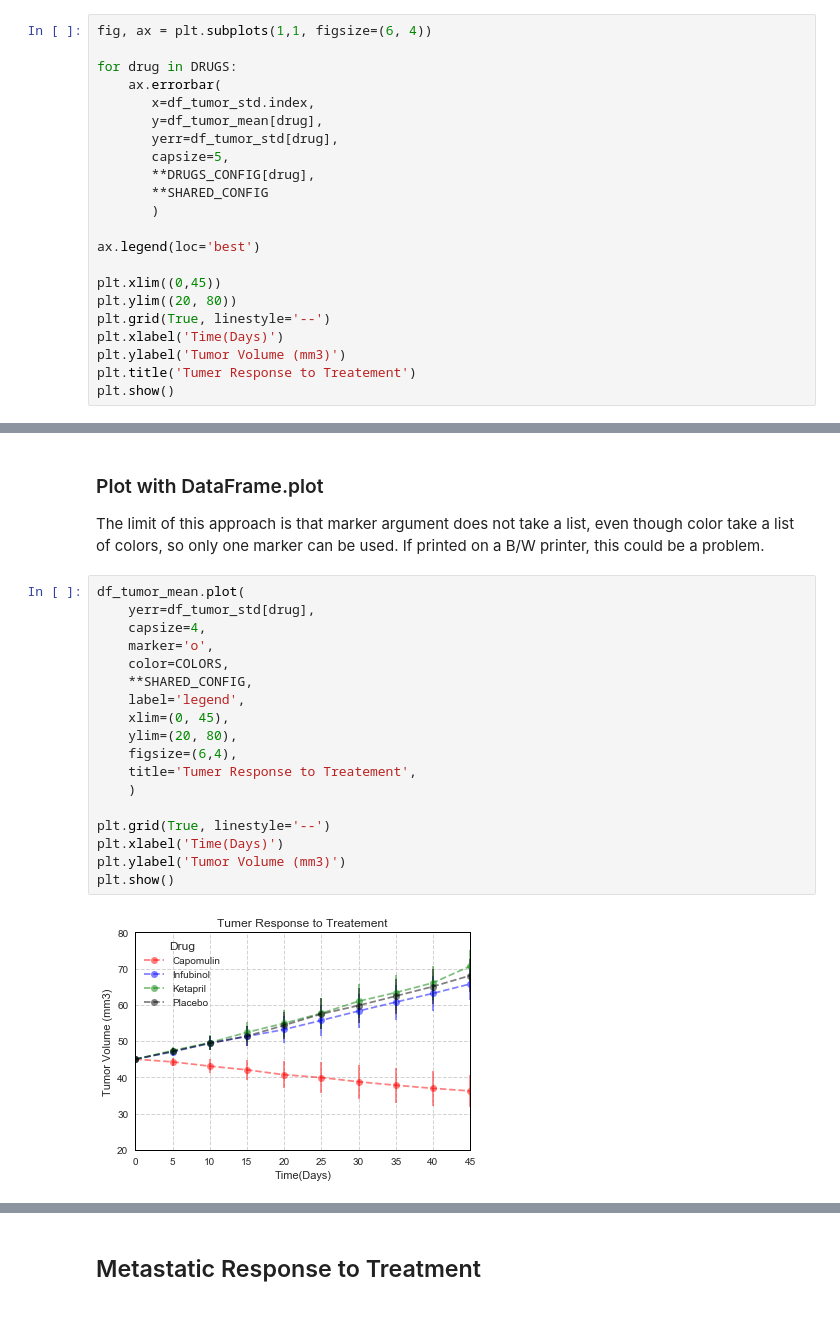
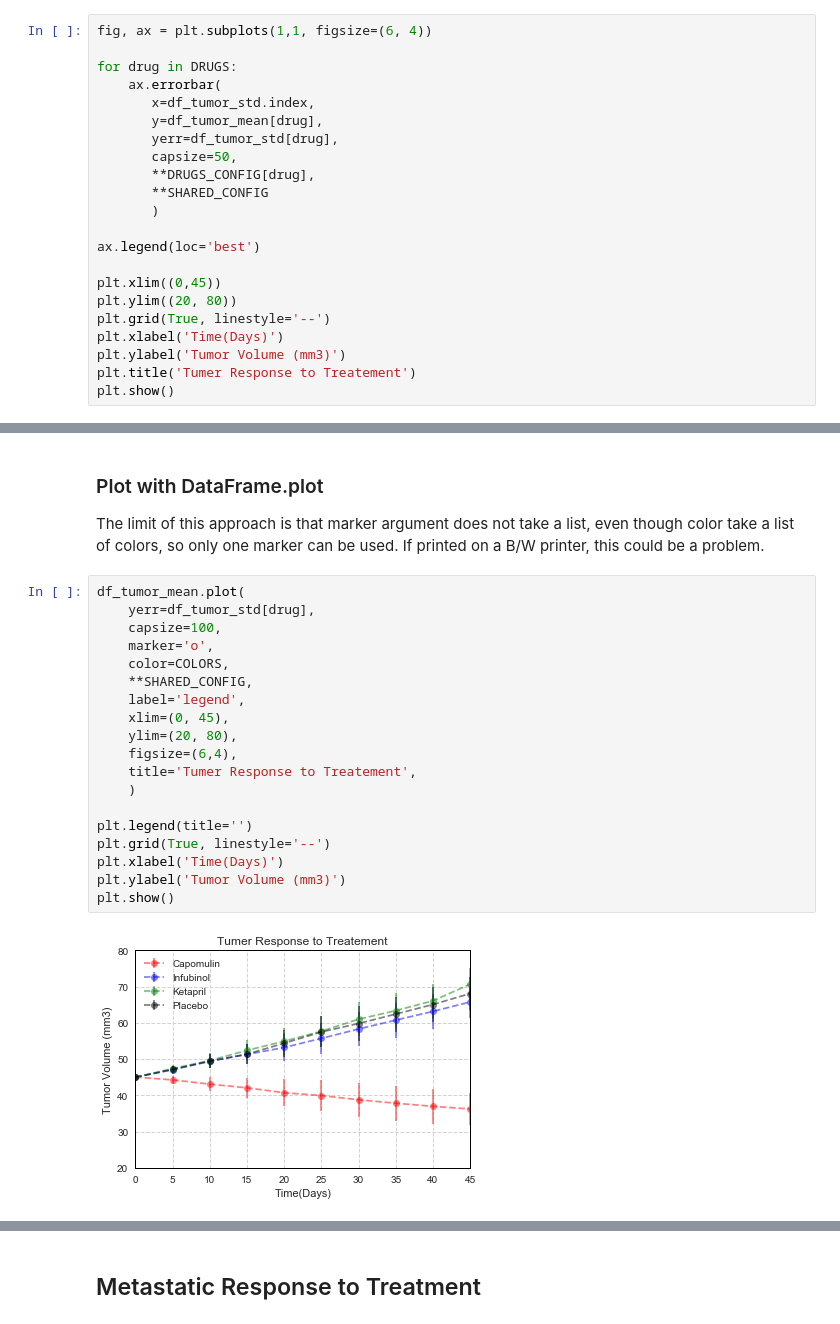
Before and after one commit to feng443/RUDSWeek5Matplotlib, a Jupyter notebook: Pymaceuticals/Pymaceuticals.ipynb, the cells around one changed output, grey strips where cells are left out. Cells and saved outputs as stored; diff of their text form.

```diff
--- a/Pymaceuticals/Pymaceuticals.ipynb
+++ b/Pymaceuticals/Pymaceuticals.ipynb
@@ -108,7 +124,7 @@ for drug in DRUGS:
        x=df_tumor_std.index,
        y=df_tumor_mean[drug],
        yerr=df_tumor_std[drug],
-       capsize=5,
+       capsize=50,
        **DRUGS_CONFIG[drug],
        **SHARED_CONFIG
        )
@@ -130,20 +146,21 @@ The limit of this approach is that marker argument does not take a list, even th
 # %%
 df_tumor_mean.plot(
     yerr=df_tumor_std[drug],
-    capsize=4,
+    capsize=100,
     marker='o',
     color=COLORS,
     **SHARED_CONFIG,
     label='legend',
     xlim=(0, 45),
     ylim=(20, 80),
     figsize=(6,4),
     title='Tumer Response to Treatement',
     )
 
+plt.legend(title='')
 plt.grid(True, linestyle='--')
 plt.xlabel('Time(Days)')
 plt.ylabel('Tumor Volume (mm3)')
 plt.show()
 # %% [output]
-[figure, old version]
+[figure, new version]
```
Also changed, not shown: parts of 9 cells of this notebook, 27 other files.
